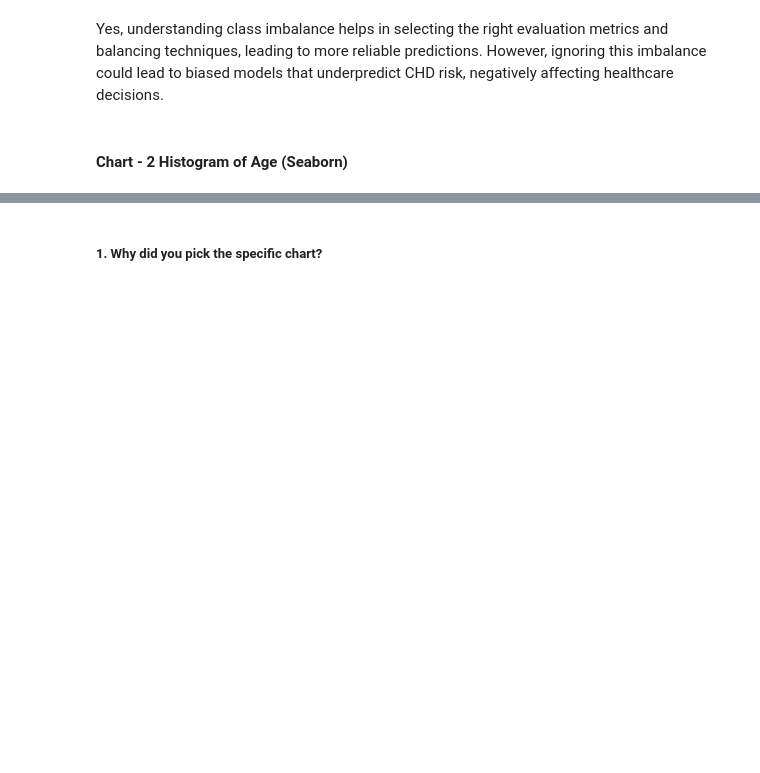
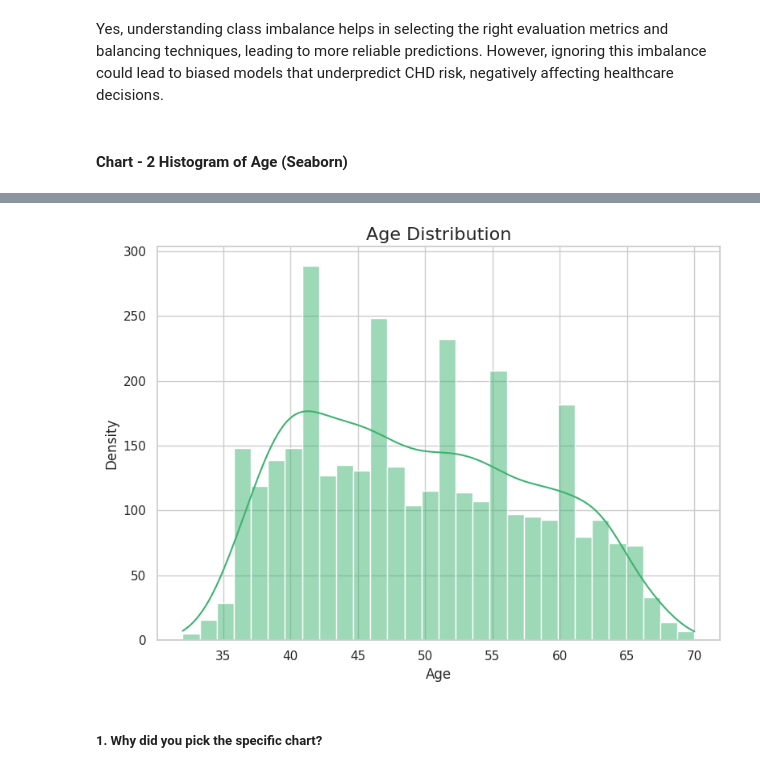
Before and after one commit to Aanya05gautam/Cardiovascular-Risk-Prediction-, a Jupyter notebook: Cardiovascular_Risk_Prediction_.ipynb, the cells around one changed output, grey strips where cells are left out. Cells and saved outputs as stored; diff of their text form; code cells hidden in the pictures; blank space fills up the shorter version.

```diff
--- a/Cardiovascular_Risk_Prediction_.ipynb
+++ b/Cardiovascular_Risk_Prediction_.ipynb
@@ -535,3 +504,30 @@ fig.show()
+# %%
+import matplotlib.pyplot as plt
+import seaborn as sns
+
+# Drop NaNs from age column
+age_data = df['age'].dropna()
+
+# Set the style
+sns.set(style="whitegrid")
+
+# Plot histogram with KDE
+plt.figure(figsize=(8, 6))
+sns.histplot(age_data, kde=True, color='mediumseagreen', bins=30)
+
+# Customize plot
+plt.title('Age Distribution', fontsize=16)
+plt.xlabel('Age', fontsize=12)
+plt.ylabel('Density', fontsize=12)
+plt.tight_layout()
+
+# Save plot (optional for GitHub)
+plt.savefig("age_distribution.png", dpi=300)
+
+# Show plot
+plt.show()
+# %% [output]
+[figure, added]
 # %% [markdown]
 ##### 1. Why did you pick the specific chart?
 # %% [markdown]
```
Also changed, not shown: parts of 29 cells of this notebook.
